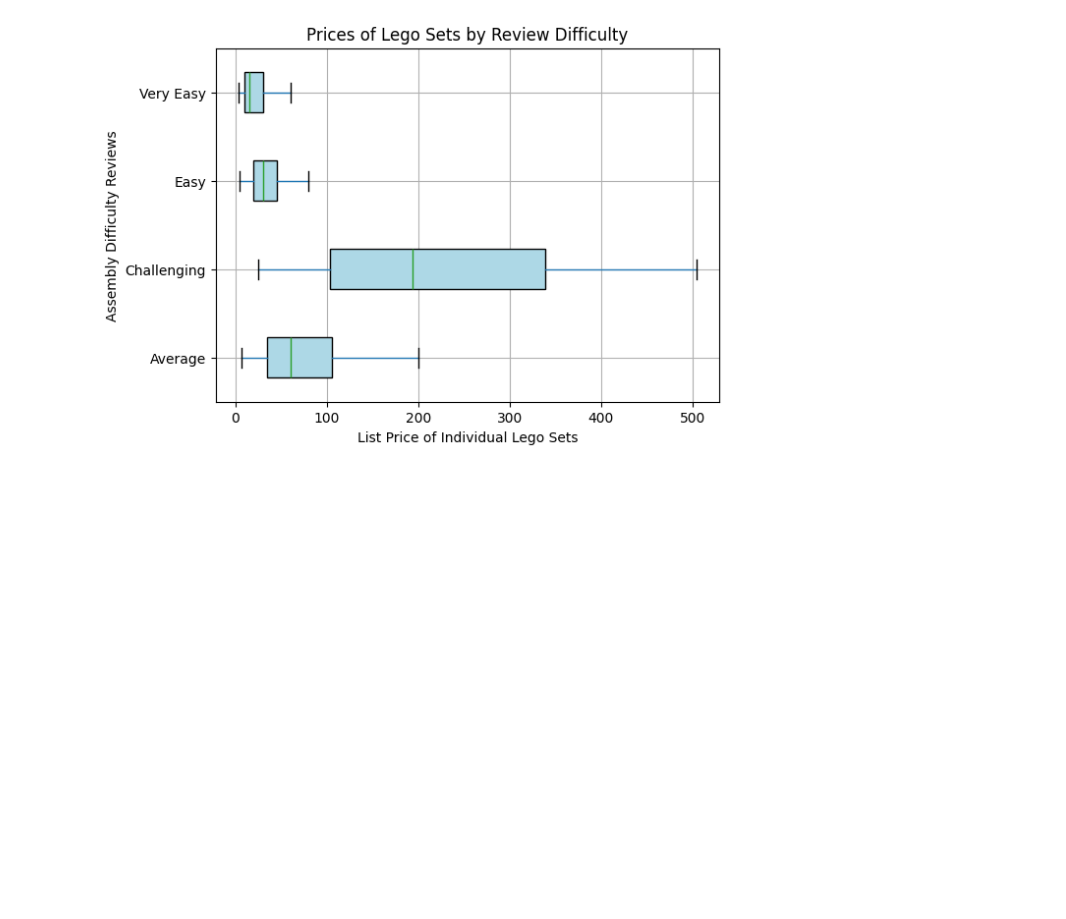
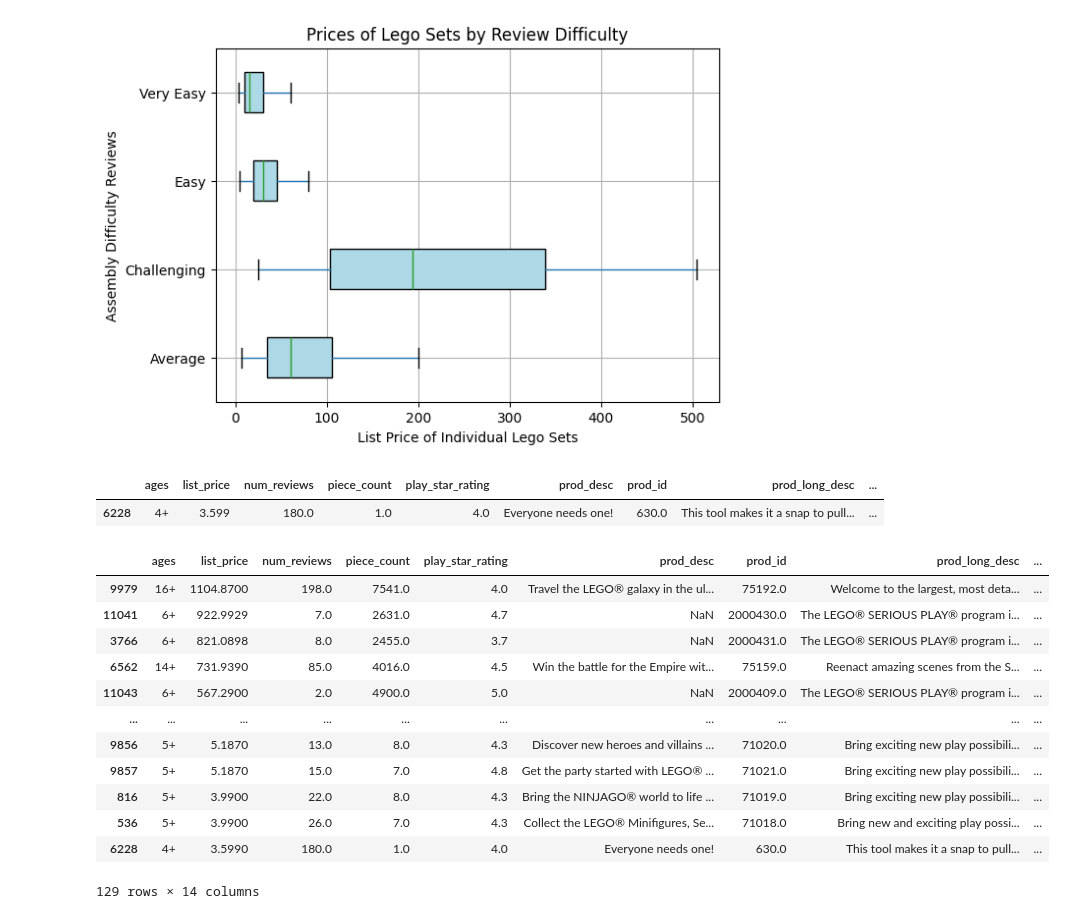
Before and after one commit to dfr5407/DS220, a Jupyter notebook: Project2/pyLegoSetDataset.ipynb, the cells around one changed output. Cells and saved outputs as stored; diff of their text form; code cells hidden in the pictures; blank space fills up the shorter version.

```diff
--- a/Project2/pyLegoSetDataset.ipynb
+++ b/Project2/pyLegoSetDataset.ipynb
@@ -214,3 +214,31 @@ plt.suptitle('')
 # %% [output]
 Text(0.5, 0.98, '')
 [figure]
+# %%
+#Question 7
+
+mostExpensiveSet = distinctsets.head(1)
+leastExpensiveSet = distinctsets.tail(1)
+
+mostExpensiveSet
+leastExpensiveSet
+# %% [output]
+|  | ages | list_price | num_reviews | piece_count | play_star_rating | prod_desc | prod_id | prod_long_desc | ... |
+| 6228 | 4+ | 3.599 | 180.0 | 1.0 | 4.0 | Everyone needs one! | 630.0 | This tool makes it a snap to pull... | ... |
+# %%
+variousAges = distinctsets.groupby(['ages'])
+variousAges.head()
+# %% [output]
+|  | ages | list_price | num_reviews | piece_count | play_star_rating | prod_desc | prod_id | prod_long_desc | ... |
+| 9979 | 16+ | 1104.8700 | 198.0 | 7541.0 | 4.0 | Travel the LEGO® galaxy in the ul... | 75192.0 | Welcome to the largest, most deta... | ... |
+| 11041 | 6+ | 922.9929 | 7.0 | 2631.0 | 4.7 | NaN | 2000430.0 | The LEGO® SERIOUS PLAY® program i... | ... |
+| 3766 | 6+ | 821.0898 | 8.0 | 2455.0 | 3.7 | NaN | 2000431.0 | The LEGO® SERIOUS PLAY® program i... | ... |
+| 6562 | 14+ | 731.9390 | 85.0 | 4016.0 | 4.5 | Win the battle for the Empire wit... | 75159.0 | Reenact amazing scenes from the S... | ... |
+| 11043 | 6+ | 567.2900 | 2.0 | 4900.0 | 5.0 | NaN | 2000409.0 | The LEGO® SERIOUS PLAY® program i... | ... |
+| ... | ... | ... | ... | ... | ... | ... | ... | ... | ... |
+| 9856 | 5+ | 5.1870 | 13.0 | 8.0 | 4.3 | Discover new heroes and villains ... | 71020.0 | Bring exciting new play possibili... | ... |
+| 9857 | 5+ | 5.1870 | 15.0 | 7.0 | 4.8 | Get the party started with LEGO® ... | 71021.0 | Bring exciting new play possibili... | ... |
+| 816 | 5+ | 3.9900 | 22.0 | 8.0 | 4.3 | Bring the NINJAGO® world to life ... | 71019.0 | Bring exciting new play possibili... | ... |
+| 536 | 5+ | 3.9900 | 26.0 | 7.0 | 4.3 | Collect the LEGO® Minifigures, Se... | 71018.0 | Bring new and exciting play possi... | ... |
+| 6228 | 4+ | 3.5990 | 180.0 | 1.0 | 4.0 | Everyone needs one! | 630.0 | This tool makes it a snap to pull... | ... |
+129 rows × 14 columns
```
